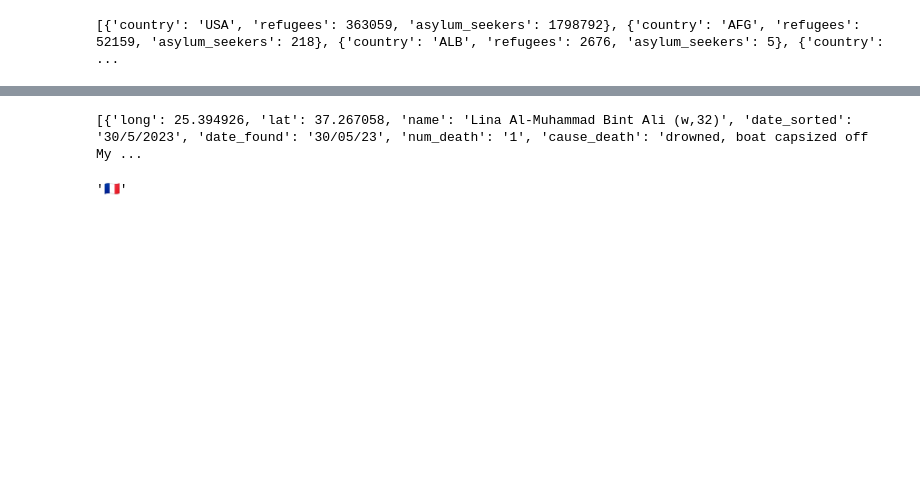
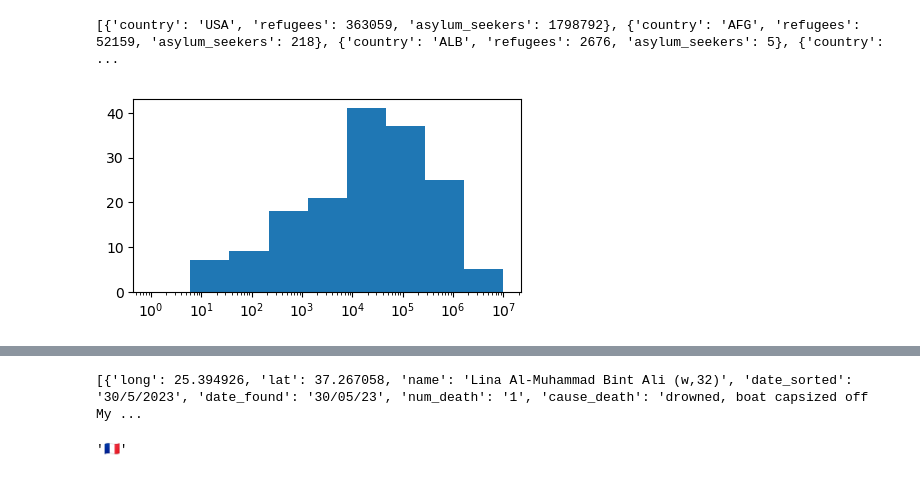
Before and after one commit to com-480-data-visualization/MigrationViz, a Jupyter notebook: notebooks/data_exploration_united.ipynb, the cells around one changed output, grey strips where cells are left out. Cells and saved outputs as stored; diff of their text form; code cells hidden in the pictures; blank space fills up the shorter version.

```diff
--- a/notebooks/data_exploration_united.ipynb
+++ b/notebooks/data_exploration_united.ipynb
@@ -42,3 +43,8 @@ with open('../data_world/Dataset_UNHCR.csv', newline='') as csvfile:
 print(data_unhcr)
 # %% [output]
 [{'country': 'USA', 'refugees': 363059, 'asylum_seekers': 1798792}, {'country': 'AFG', 'refugees': 52159, 'asylum_seekers': 218}, {'country': 'ALB', 'refugees': 2676, 'asylum_seekers': 5}, {'country': ...
+# %%
+hist_data = []
+for i in range(len(data_unhcr)):
+    # print(list(data_unhcr[i].values()))
+    hist_data.append(list(data_unhcr[i].values())[1] + list(data_unhcr[i].values())[2])
@@ -44,0 +55,7 @@ print(data_unhcr)
+# %%
+plt.figure(figsize=(5,2.5))
+plt.hist(hist_data, bins=10**np.linspace(0, 7, 10))
+plt.xscale('log')
+plt.show()
+# %% [output]
+[figure, added]
```
Also changed, not shown: parts of 4 cells of this notebook, 4 other files.
